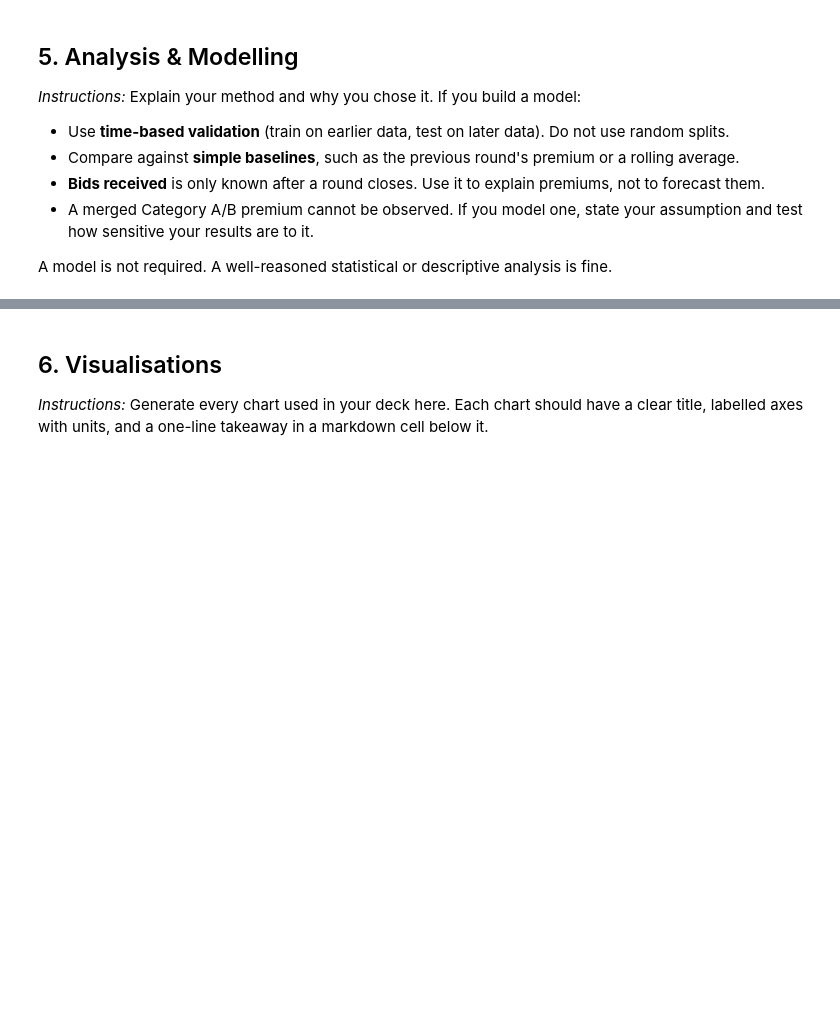
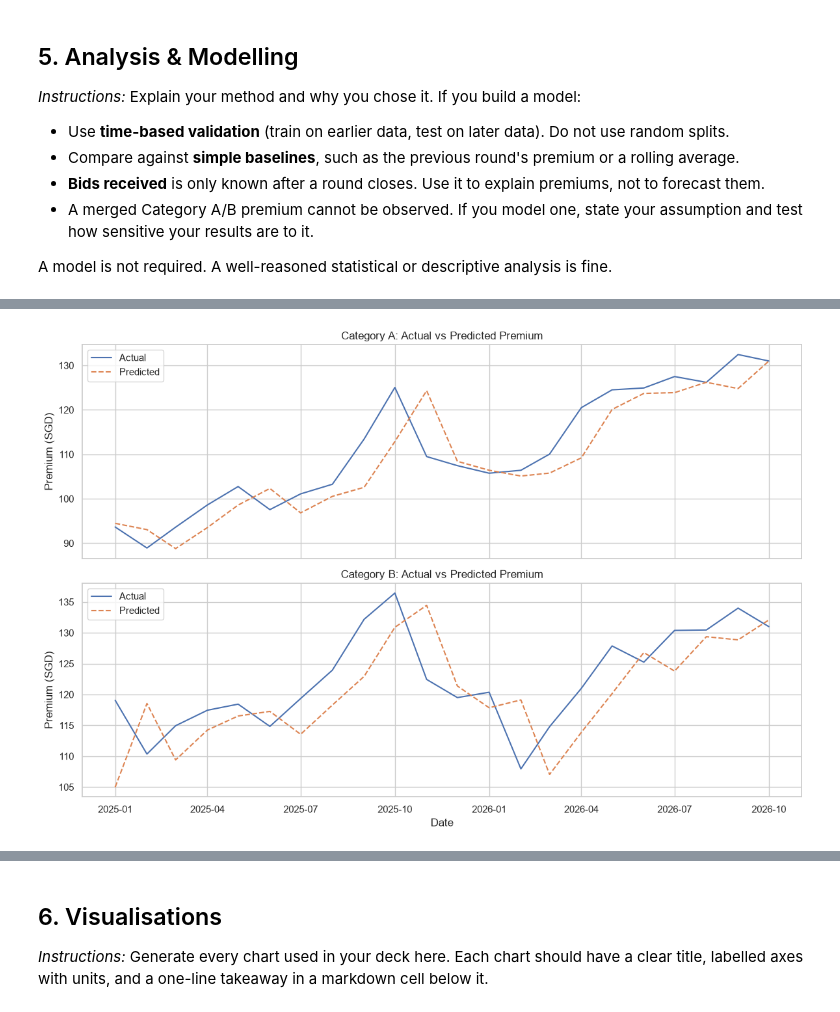
Before and after one commit to XiongZirui/mixue, a Jupyter notebook: main.ipynb, the cells around one changed output, grey strips where cells are left out. Cells and saved outputs as stored; diff of their text form; code cells hidden in the pictures; blank space fills up the shorter version.

Commit message:
update variable names

```diff
--- a/main.ipynb
+++ b/main.ipynb
@@ -956,6 +957,28 @@ display(
 - A merged Category A/B premium cannot be observed. If you model one, state your assumption and test how sensitive your results are to it.
 
 A model is not required. A well-reasoned statistical or descriptive analysis is fine.
+# %%
+# 4.1 Monthly COE features | Purpose: construct aligned monthly series from exercise-level COE data
+# Monthly premium and pressure are exercise averages; quota is the monthly sum.
+coe_monthly = (
+    coe_ab.groupby(["date", "vehicle_class"], as_index=False)
+    .agg(premium=("premium", "mean"), pressure=("pressure", "mean"), quota=("quota", "sum"))
+)
+
+def monthly_wide(variable):
+    return (coe_monthly.pivot(index="date", columns="vehicle_class", values=variable)
+            .sort_index().rename_axis(columns=None))
+
+premium = monthly_wide("premium")
+pressure = monthly_wide("pressure")
+quota = monthly_wide("quota")
+premium["difference"] = premium["Category B"] - premium["Category A"]
+
+# Shift first, then calculate trailing averages: predictors exclude the target month.
+premium_lag1 = premium[["Category A", "Category B"]].shift(1)
+pressure_lag1 = pressure.shift(1)
+premium_ma3 = premium_lag1.rolling(3, min_periods=3).mean()
+pressure_ma3 = pressure_lag1.rolling(3, min_periods=3).mean()
 # %%
 # Linear regression
 # Category A
@@ -1032,23 +1076,25 @@ display(results.round(3))
 # %%
 fig, axes = plt.subplots(2, 1, figsize=(12, 8), sharex=True)
 
 # Category A
-axes[0].plot(val_A.index, val_A["premium"], label="Actual")
-axes[0].plot(val_A.index, pred_A, label="Predicted", linestyle="--")
+axes[0].plot(val_a.index, val_a["premium"], label="Actual")
+axes[0].plot(val_a.index, pred_a_baseline, label="Predicted", linestyle="--")
 axes[0].set_title("Category A: Actual vs Predicted Premium")
 axes[0].set_ylabel("Premium (SGD)")
 axes[0].legend()
 
 # Category B
-axes[1].plot(val_B.index, val_B["premium"], label="Actual")
-axes[1].plot(val_B.index, pred_B, label="Predicted", linestyle="--")
+axes[1].plot(val_b.index, val_b["premium"], label="Actual")
+axes[1].plot(val_b.index, pred_b_baseline, label="Predicted", linestyle="--")
 axes[1].set_title("Category B: Actual vs Predicted Premium")
 axes[1].set_ylabel("Premium (SGD)")
 axes[1].set_xlabel("Date")
 axes[1].legend()
 
 plt.tight_layout()
 plt.show()
+# %% [output]
+[figure, added]
 # %%
 # Correlaton matrix for premium and demand pressure (current month)
 # Combine monthly premiums and demand pressure
```
Also changed, not shown: parts of 38 cells of this notebook.
